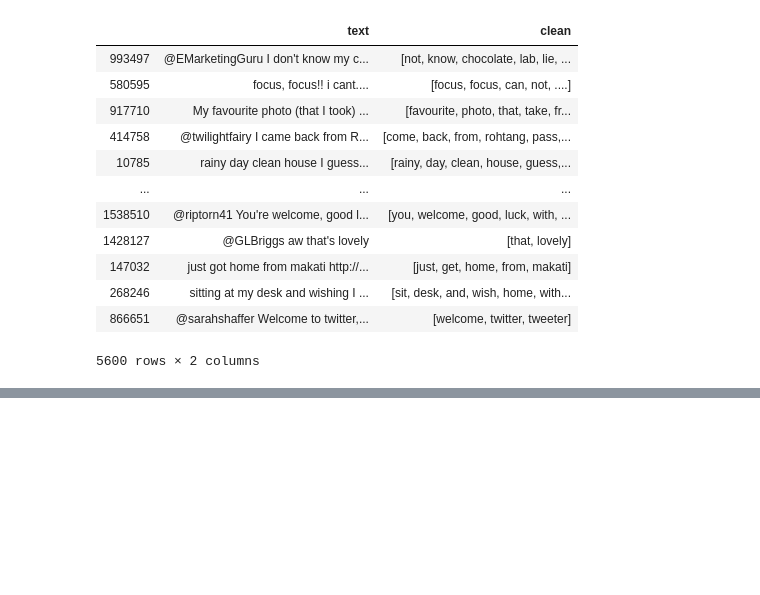
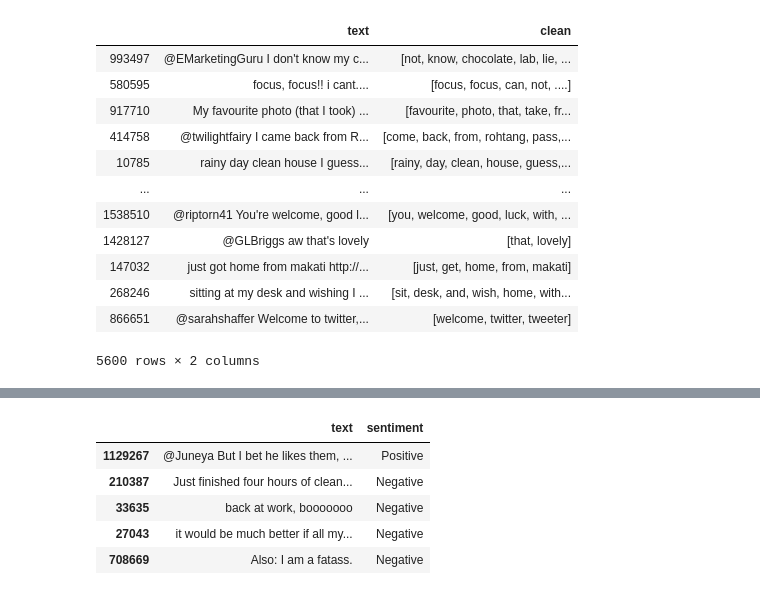
Before and after one commit to singsang2/capstone-twitter-analysis, a Jupyter notebook: Models.ipynb, the cells around one changed output, grey strips where cells are left out. Cells and saved outputs as stored; diff of their text form; code cells hidden in the pictures; blank space fills up the shorter version.

```diff
--- a/Models.ipynb
+++ b/Models.ipynb
@@ -275,0 +270,11 @@ Could not fetch URL https://pypi.org/simple/pip/: There was a problem confirming
+# %%
+train_df = pd.concat([pd.DataFrame(X_train),pd.DataFrame(y_train)], axis=1)
+# %%
+train_df.head()
+# %% [output]
+|  | text | sentiment |
+| 1129267 | @Juneya But I bet he likes them, ... | Positive |
+| 210387 | Just finished four hours of clean... | Negative |
+| 33635 | back at work, booooooo | Negative |
+| 27043 | it would be much better if all my... | Negative |
+| 708669 | Also: I am a fatass. | Negative |
```
Also changed, not shown: parts of 12 cells of this notebook, 1 other file.
